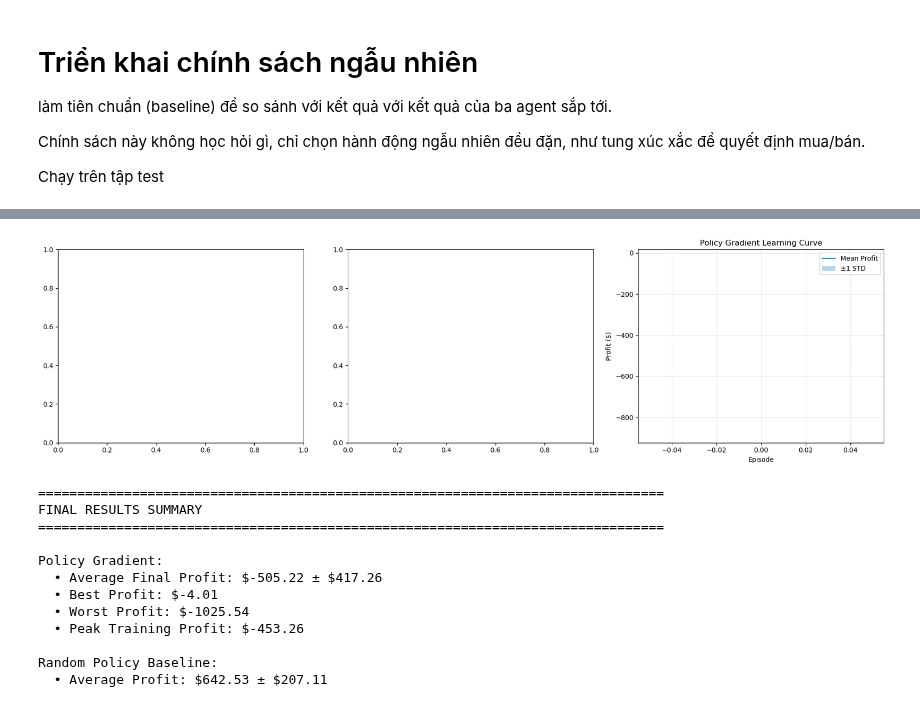
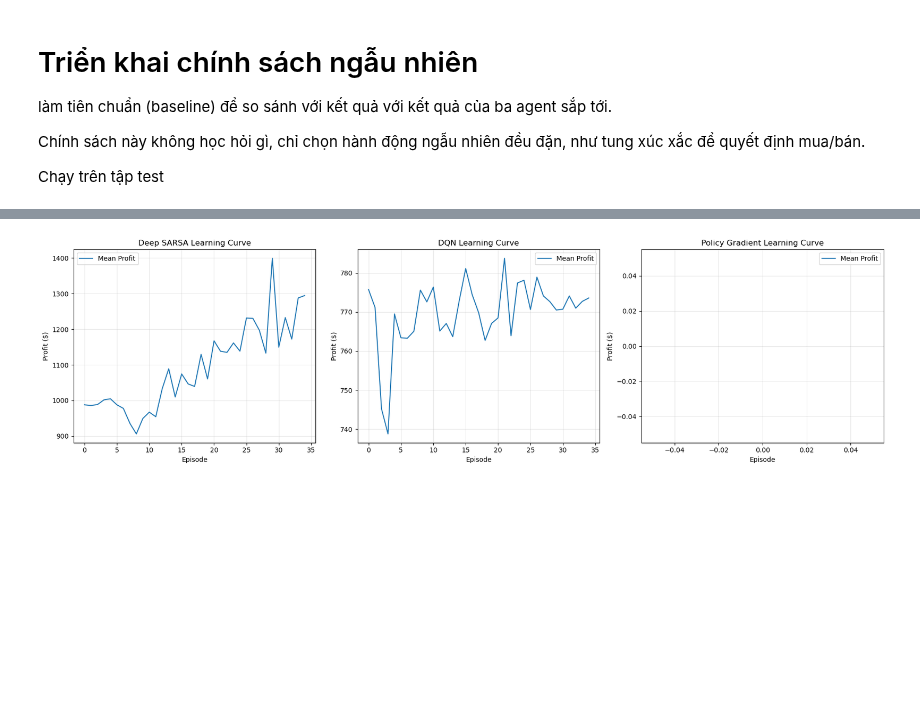
Before and after one commit to kohi-vip/SARSA_FinancialRL, a Jupyter notebook: application/testing/agent_training_fpt.ipynb, the cells around one changed output, grey strips where cells are left out. Drawn from its saved outputs; the diff is of its cells as text; code cells hidden in the pictures; blank space fills up the shorter version.

```diff
--- a/application/testing/agent_training_fpt.ipynb
+++ b/application/testing/agent_training_fpt.ipynb
@@ -34,7 +34,7 @@ from agents.d_sarsa.d_sarsa import train_deep_sarsa
 base_path = 'd:\\NCKH\\SARSA_FinancialRL'
 
 # Lấy dữ liệu tạm từ nguồn sẵn có
-csv_path = os.path.join(base_path, 'data', 'data_storer', 'FPT_detail_2013_01_01_2024_12_31.csv')
+csv_path = os.path.join(base_path, 'data', 'data_storer', 'data_research', 'FPT_data.csv')
 df = pd.read_csv(csv_path)
 df
 # %% [output]
@@ -108,6 +147,8 @@ Chính sách này không học hỏi gì, chỉ chọn hành động ngẫu nhi
 
 Chạy trên tập test
 # %%
+train = good_train_FPT
+test = good_test_FPT
 # Định nghĩa danh sách hành động (A) - cần thiết cho pi_random
 balance_init = 1000  # số dư ban đầu
 k = 5  # số cổ phiếu tối đa
@@ -140,0 +198,13 @@ STD Profit 207.1126295182679
+# %%
+shared_config = {
+    'episodes': 35,         # Original episodes
+    'gamma': 0.95,          # Original gamma
+    'alpha': 0.6,           # Original alpha
+    'epsilon_start': 0.9,   # Original epsilon_start
+    'epsilon_min': 0.1,     # Original epsilon_min
+    'epsilon_decay': 0.95,  # Chỉnh nhẹ từ 0.98 xuống 0.95 để khám phá chậm hơn trên FPT
+    'nn_epochs': 10,        # Original nn_epochs
+    'nn_lr': 1e-5,          # Original nn_lr
+    'enabled_agents': [1, 1,1]  # [SARSA, DQN, PG]: 1 để bật, 0 để tắt
+}
+"""'episodes': 35, 'gamma': 0.8369349814523732, 'alpha': 0.5680671593345815, 'epsilon_start': 0.9540941536350933, 'epsilon_min': 0.19785221090168595, 'epsilon_decay': 0.9489652036913004, 'nn_epochs': 32, 'nn_lr': 0.0002990739041169814}"""
@@ -142,21 +214,15 @@ STD Profit 207.1126295182679
 # Import run_experiments từ agents.run
 from agents.run import run_experiments
 
-# Định nghĩa shared_config với các siêu tham số chung cho tất cả agent
-shared_config = {
-    'episodes': 100,         # Tăng số episodes để agent học tốt hơn
-    'gamma': 0.99,           # Tăng gamma để xem xét reward xa hơn
-    'alpha': 0.7,            # Learning rate α (cho SARSA)
-    'epsilon_start': 0.8,    # Initial ϵ policy
-    'epsilon_min': 0.01,     # Giảm minimum ϵ để khám phá ít hơn
-    'epsilon_decay': 0.995,  # ϵ Decay chậm hơn
-    'nn_epochs': 10,         # Epochs for Updating NN (cho SARSA)
-    'nn_lr': 1e-4,           # Tăng Learning Rate for NN
-    'enabled_agents': [0, 0, 1]  # [SARSA, DQN, PG]: 1 để bật, 0 để tắt
-}
+# Định nghĩa shared_config với original settings từ paper, chỉnh nhẹ epsilon_decay xuống 0.95 để phù hợp với FPT data
+
+
+# Chuyển lại Good Period
+train = good_train_FPT
+test = good_test_FPT
 
 # Chạy thử nghiệm cho agent được bật với cùng siêu tham số
-results = run_experiments(mdp, train, test, shared_config, num_runs=3)
+results = run_experiments(mdp, train, test, shared_config, num_runs=20)
 
 # Hiển thị kết quả
 import matplotlib.pyplot as plt
@@ -171,13 +237,8 @@ for i, (agent, title) in enumerate(zip(agents, titles)):
     if agent in results:
         res = results[agent]
         mean_curve = res['learning_curve']
-        std_curve = res['std_learning_curve']
 
         axes[i].plot(mean_curve, label='Mean Profit')
-        axes[i].fill_between(range(len(mean_curve)),
-                           mean_curve - std_curve,
-                           mean_curve + std_curve,
-                           alpha=0.3, label='±1 STD')
         axes[i].set_title(f'{title} Learning Curve')
         axes[i].set_xlabel('Episode')
         axes[i].set_ylabel('Profit ($)')
@@ -186,6 +247,18 @@ for i, (agent, title) in enumerate(zip(agents, titles)):
 
 plt.tight_layout()
 plt.show()
+
+# Định nghĩa hàm tính Annual Return Rate
+def agent_annual_return(initial_capital, final_portfolio, start_date, end_date):
+    total_return = (final_portfolio / initial_capital) - 1
+    years = (pd.to_datetime(end_date) - pd.to_datetime(start_date)).days / 365.25
+    if years <= 0: return 0, 0
+    annual = (1 + total_return) ** (1 / years) - 1
+    return annual * 100, total_return * 100
+
+# Xác định start_date và end_date từ test_series
+start_date = test.iloc[0]['time']
+end_date = test.iloc[-1]['time']
 
 # In tóm tắt kết quả
 print("\n" + "="*80)
@@ -202,8 +275,20 @@ for agent in agents:
         if len(res['learning_curve']) > 0:
             print(f"  • Peak Training Profit: ${np.max(res['learning_curve']):.2f}")
 
+        # Tính Annual Return Rate
+        final_portfolio = 1000 + res['final_profit']
+        annual_rate, total_rate = agent_annual_return(1000, final_portfolio, start_date, end_date)
+        print(f"  • Annual Return Rate: {annual_rate:.2f}%")
+        print(f"  • Total Return Rate: {total_rate:.2f}%")
+
 # So sánh với baseline (random policy)
 print(f"\nRandom Policy Baseline:")
 print(f"  • Average Profit: ${np.mean(profits):.2f} ± ${np.std(profits):.2f}")
+
+# Tính Annual Return Rate cho baseline
+baseline_final_portfolio = 1000 + np.mean(profits)
+baseline_annual_rate, baseline_total_rate = agent_annual_return(1000, baseline_final_portfolio, start_date, end_date)
+print(f"  • Annual Return Rate: {baseline_annual_rate:.2f}%")
+print(f"  • Total Return Rate: {baseline_total_rate:.2f}%")
 # %% [output]
 ================================================================================
@@ -220,13 +322 @@ Policy Gradient:
-[figure, old version]
+[figure, new version]
-================================================================================
-FINAL RESULTS SUMMARY
-================================================================================
-
-Policy Gradient:
-  • Average Final Profit: $-505.22 ± $417.26
-  • Best Profit: $-4.01
-  • Worst Profit: $-1025.54
-  • Peak Training Profit: $-453.26
-
-Random Policy Baseline:
-  • Average Profit: $642.53 ± $207.11
```
Also changed, not shown: parts of 18 cells of this notebook, 23 other files.
